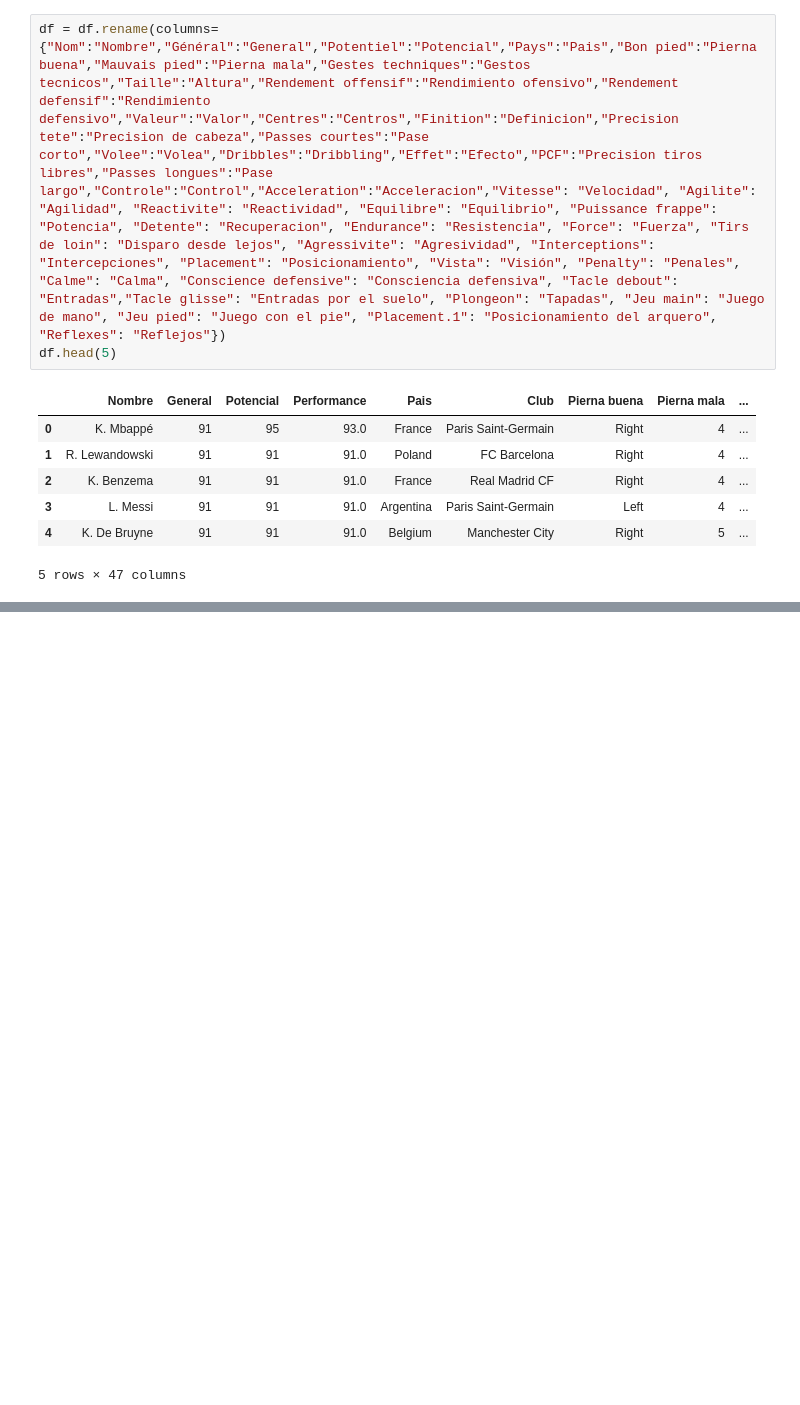
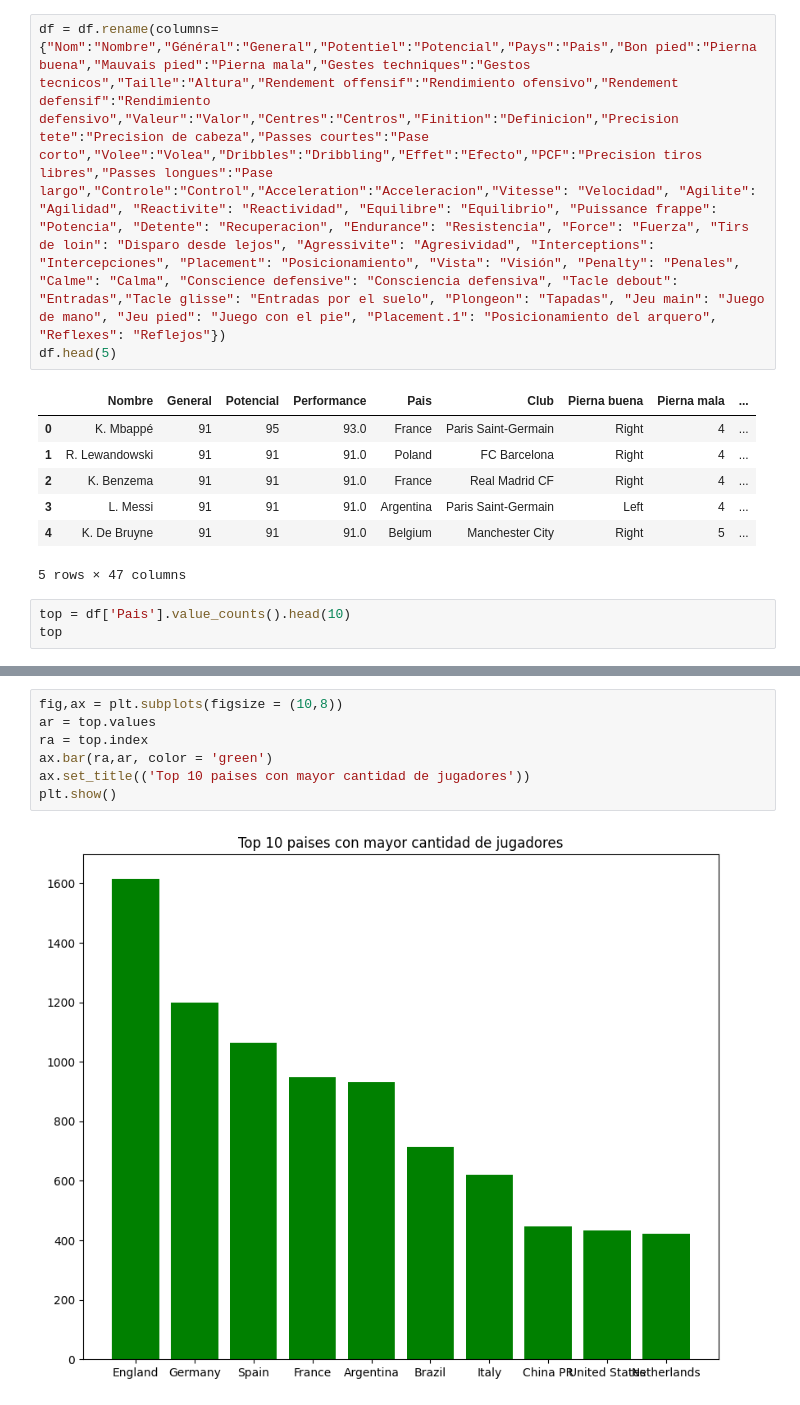
Before and after one commit to Depascuali/FIFA-Best-Team-EDA-, a Jupyter notebook: fifa23_EDA.ipynb, the cells around one changed output, grey strips where cells are left out. Drawn from its saved outputs; the diff is of its cells as text; blank space fills up the shorter version.

Commit message:
Paises con mayor cantidad de jugadores en la BD

```diff
--- a/fifa23_EDA.ipynb
+++ b/fifa23_EDA.ipynb
@@ -84,3 +84,6 @@ df.head(5)
 | 3 | L. Messi | 91 | 91 | 91.0 | Argentina | Paris Saint-Germain | Left | 4 | ... |
 | 4 | K. De Bruyne | 91 | 91 | 91.0 | Belgium | Manchester City | Right | 5 | ... |
 5 rows × 47 columns
+# %%
+top = df['Pais'].value_counts().head(10)
+top
@@ -86,0 +102,9 @@ df.head(5)
+# %%
+fig,ax = plt.subplots(figsize = (10,8))
+ar = top.values
+ra = top.index
+ax.bar(ra,ar, color = 'green')
+ax.set_title(('Top 10 paises con mayor cantidad de jugadores'))
+plt.show()
+# %% [output]
+[figure, added]
```
Also changed, not shown: parts of 1 cell of this notebook.
